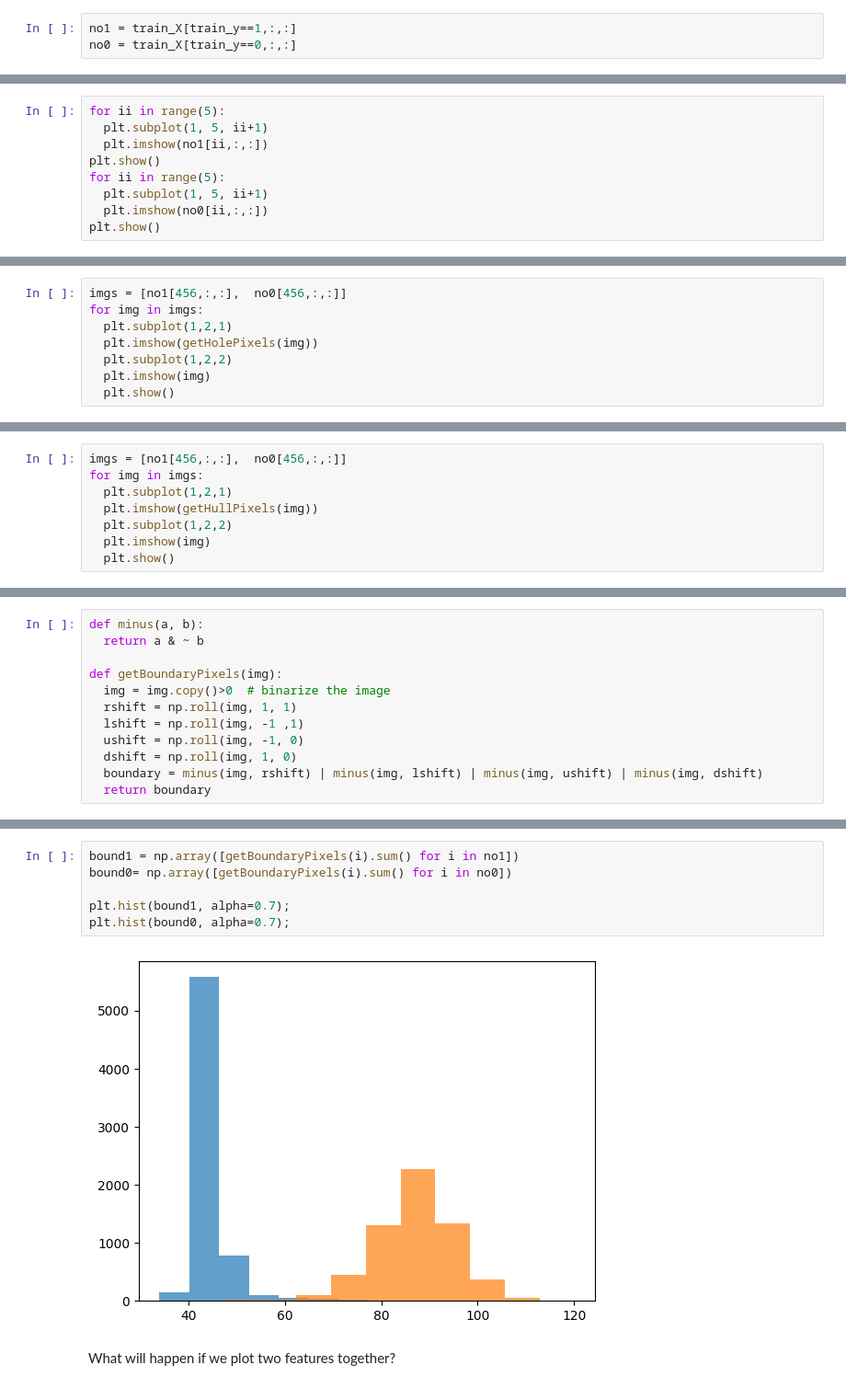
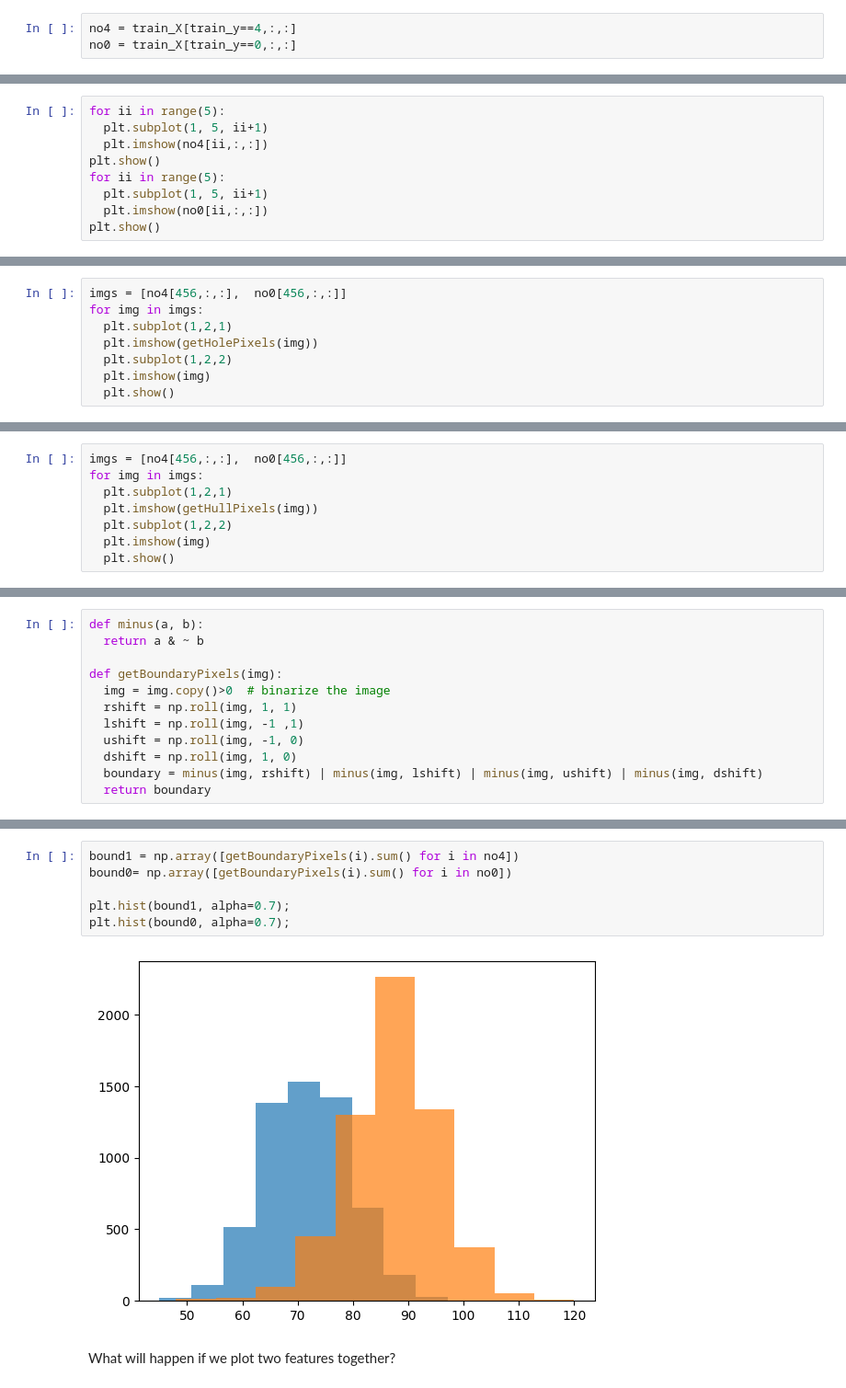
Before and after one commit to lohithready/ihub-iiith, a Jupyter notebook: Copy_of_AIML_III_Module_01_Lab_01_Features(Lohith's).ipynb, the cells around one changed output, grey strips where cells are left out. Shown at 92% size. Drawn from its saved outputs; the diff is of its cells as text.

```diff
--- a/Copy_of_AIML_III_Module_01_Lab_01_Features(Lohith's).ipynb
+++ b/Copy_of_AIML_III_Module_01_Lab_01_Features(Lohith's).ipynb
@@ -311,14 +433,14 @@ Downloading data from https://storage.googleapis.com/tensorflow/tf-keras-dataset
 # %% [markdown]
 Extract a subset of the data for our experiment:
 # %%
-no1 = train_X[train_y==1,:,:]
+no4 = train_X[train_y==4,:,:]
 no0 = train_X[train_y==0,:,:]
 # %% [markdown]
 Let us visualize a few images here:
 # %%
 for ii in range(5):
   plt.subplot(1, 5, ii+1)
-  plt.imshow(no1[ii,:,:])
+  plt.imshow(no4[ii,:,:])
 plt.show()
 for ii in range(5):
   plt.subplot(1, 5, ii+1)
@@ -362,7 +484,7 @@ def getHolePixels(img):
 # %% [markdown]
 Visualize a few:
 # %%
-imgs = [no1[456,:,:],  no0[456,:,:]]
+imgs = [no4[456,:,:],  no0[456,:,:]]
 for img in imgs:
   plt.subplot(1,2,1)
   plt.imshow(getHolePixels(img))
@@ -396,7 +518,7 @@ def getHullPixels(img):
   hull =  im1 & im2 & im3 & im4 # this will create a binary image with all the holes filled in.
   return hull
 # %%
-imgs = [no1[456,:,:],  no0[456,:,:]]
+imgs = [no4[456,:,:],  no0[456,:,:]]
 for img in imgs:
   plt.subplot(1,2,1)
   plt.imshow(getHullPixels(img))
@@ -443,12 +565,12 @@ for img in imgs:
 [figure]
 # %%
-bound1 = np.array([getBoundaryPixels(i).sum() for i in no1])
+bound1 = np.array([getBoundaryPixels(i).sum() for i in no4])
 bound0= np.array([getBoundaryPixels(i).sum() for i in no0])
 
 plt.hist(bound1, alpha=0.7);
 plt.hist(bound0, alpha=0.7);
 # %% [output]
-[figure, old version]
+[figure, new version]
 # %% [markdown]
 What will happen if we plot two features together?
 # %%
```
Also changed, not shown: parts of 25 cells of this notebook.
